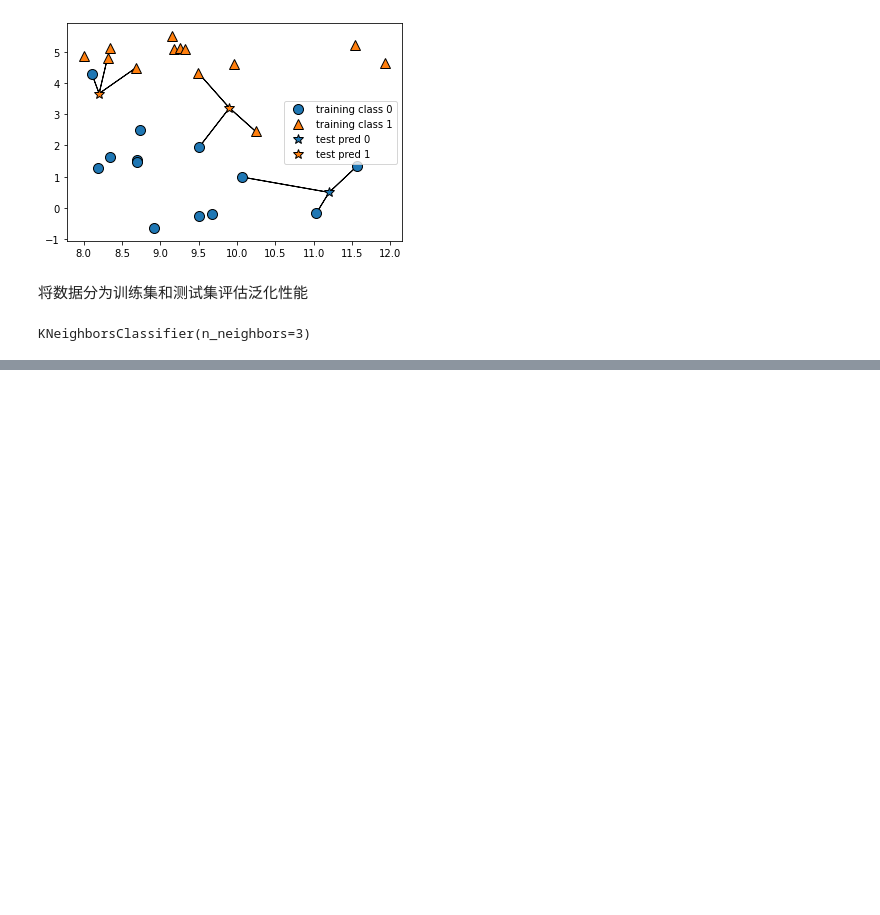
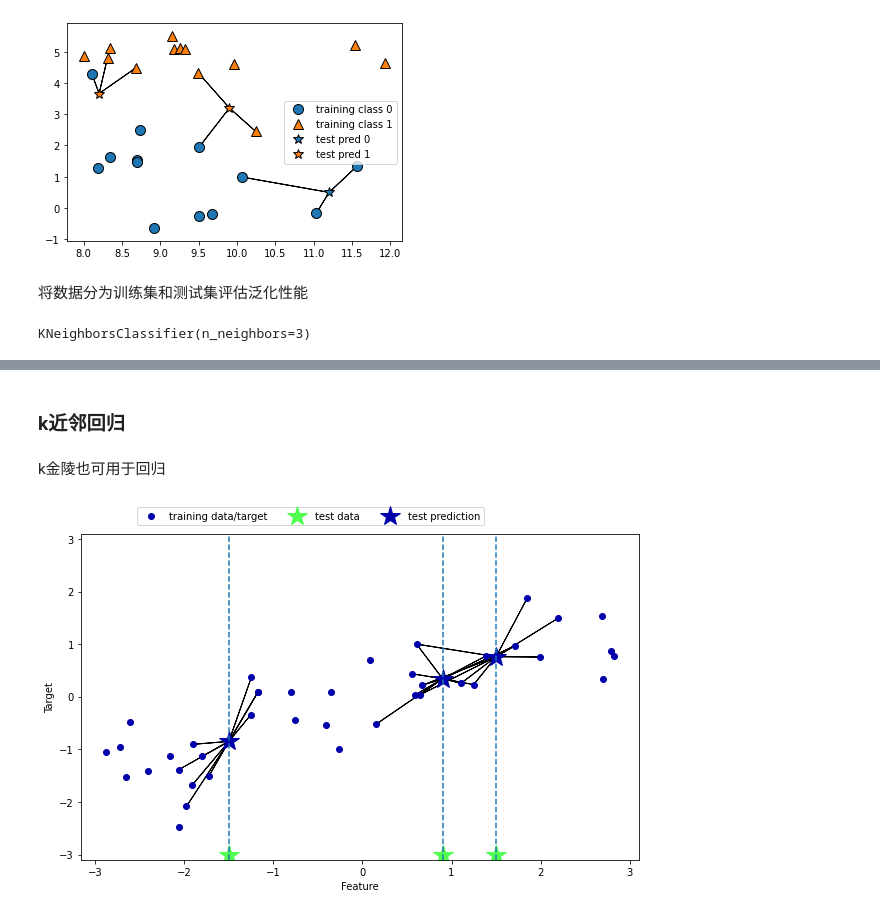
Before and after one commit to AaronZheng87/Python_ML-notes, a Jupyter notebook: chapter/第二章_监督学习.ipynb, the cells around one changed output, grey strips where cells are left out. Drawn from its saved outputs; the diff is of its cells as text; code cells hidden in the pictures; blank space fills up the shorter version.

```diff
--- a/chapter/第二章_监督学习.ipynb
+++ b/chapter/第二章_监督学习.ipynb
@@ -117,0 +170,8 @@ print("")
+# %% [markdown]
+### k近邻回归
+# %% [markdown]
+k金陵也可用于回归
+# %%
+mglearn.plots.plot_knn_regression(n_neighbors)
+# %% [output]
+[figure, added]
```
Also changed, not shown: parts of 45 cells of this notebook, 6 other files.
